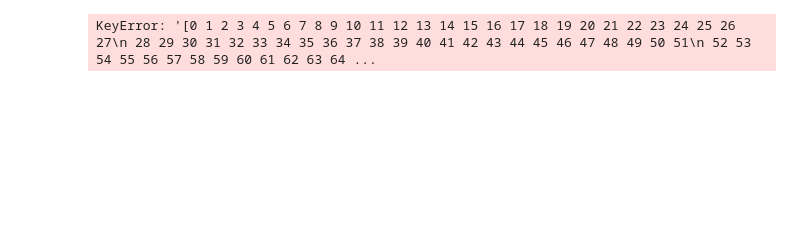
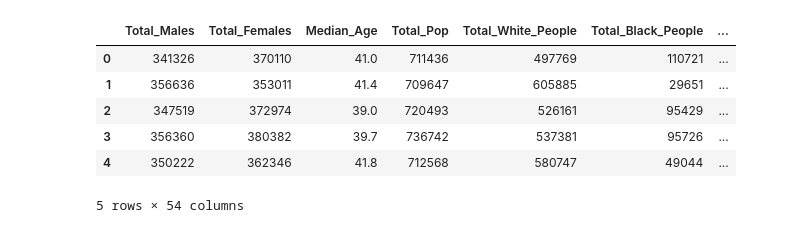
Before and after one commit to amitrani6/Predicting_Election_Results_With_Census_Data, a Jupyter notebook: Classification_Models.ipynb, the cells around one changed output. Saved outputs shown, nothing was run; the diff lists cells and outputs as text; code cells hidden in the pictures; blank space fills up the shorter version.

```diff
--- a/Classification_Models.ipynb
+++ b/Classification_Models.ipynb
@@ -2,7 +2,12 @@
 import pandas as pd
 # %%
 election_df = pd.read_csv('congressional_data_and_targets.csv')
-election_df.drop(election_df['Unnamed: 0'], axis = 1, inplace = True)
 election_df.head()
 # %% [output]
+|  | Total_Males | Total_Females | Median_Age | Total_Pop | Total_White_People | Total_Black_People | ... |
+| 0 | 341326 | 370110 | 41.0 | 711436 | 497769 | 110721 | ... |
+| 1 | 356636 | 353011 | 41.4 | 709647 | 605885 | 29651 | ... |
+| 2 | 347519 | 372974 | 39.0 | 720493 | 526161 | 95429 | ... |
+| 3 | 356360 | 380382 | 39.7 | 736742 | 537381 | 95726 | ... |
+| 4 | 350222 | 362346 | 41.8 | 712568 | 580747 | 49044 | ... |
-KeyError: '[0 1 2 3 4 5 6 7 8 9 10 11 12 13 14 15 16 17 18 19 20 21 22 23 24 25 26 27\n 28 29 30 31 32 33 34 35 36 37 38 39 40 41 42 43 44 45 46 47 48 49 50 51\n 52 53 54 55 56 57 58 59 60 61 62 63 64 ...
+5 rows × 54 columns
```
Also changed, not shown: 1 other file.
